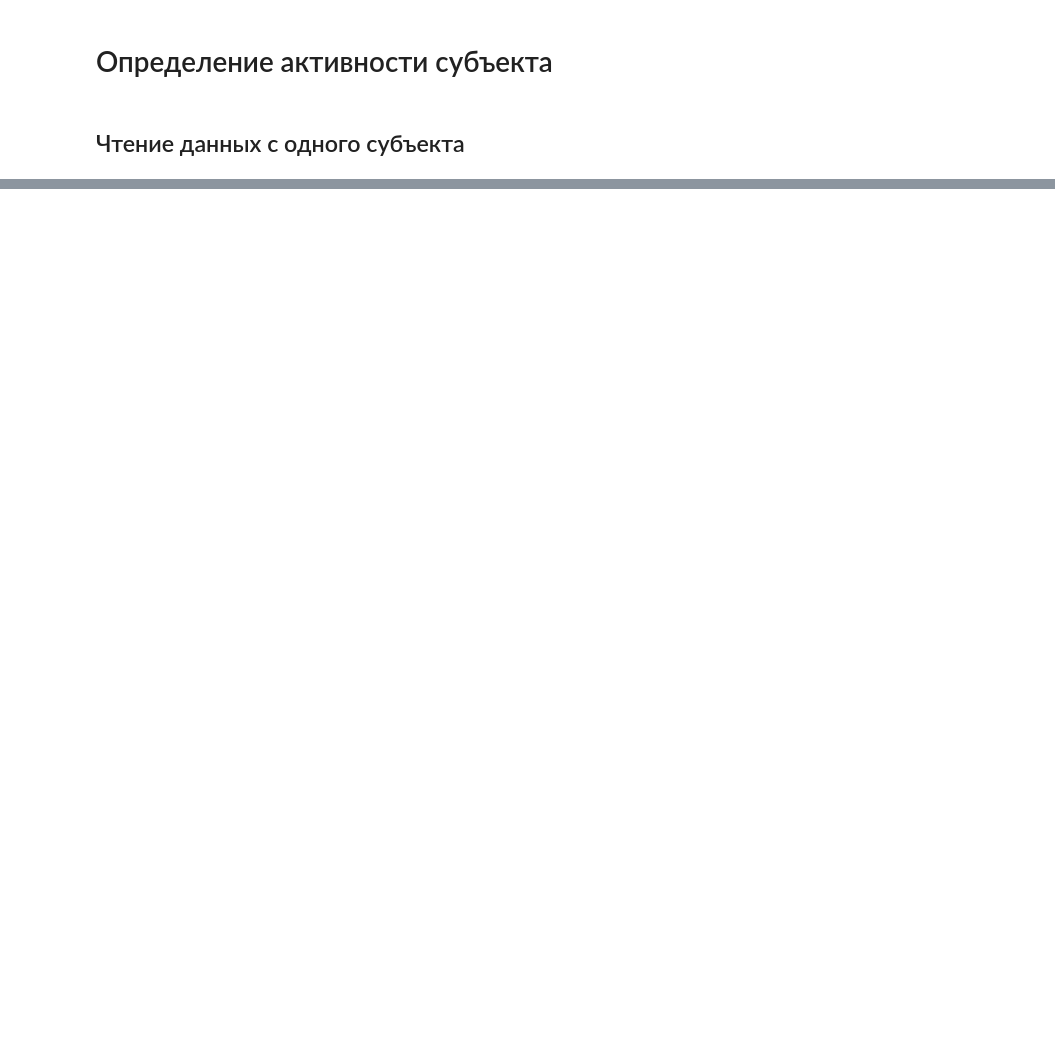
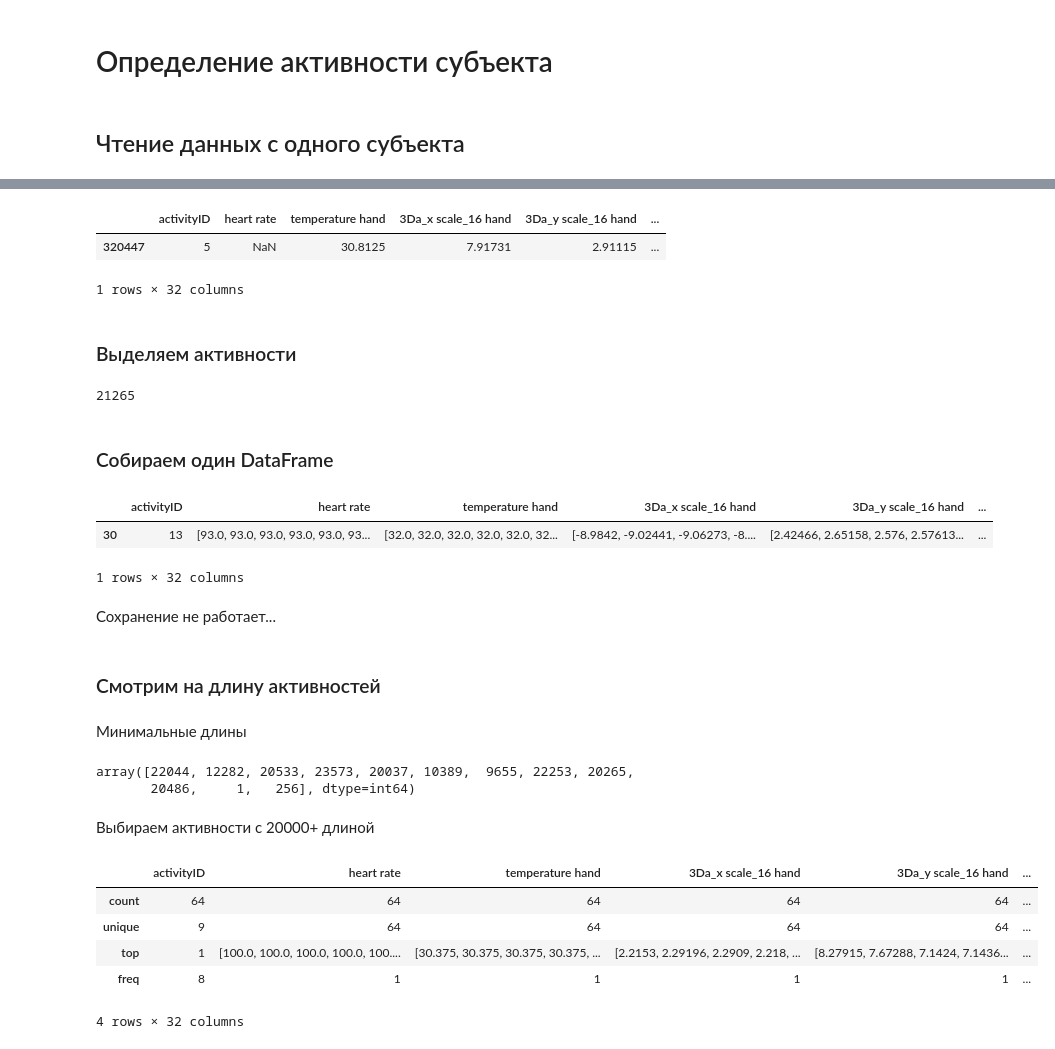
Before and after one commit to FL2107/signals_learning, a Jupyter notebook: read data.ipynb, the cells around one changed output, grey strips where cells are left out. Drawn from its saved outputs; the diff is of its cells as text; code cells hidden in the pictures; blank space fills up the shorter version.

```diff
--- a/read data.ipynb
+++ b/read data.ipynb
@@ -152,0 +33,19 @@ array([0.47619048, 0.98305085, 0.56432584, 0.33756192, 0.28887681,
+# %%
+def get_good_data(fname, delete_zero_activity = True):
+    data = pd.read_csv(fname, names = col_names, sep = ' ')
+    data_gc = data[good_cols]
+    if delete_zero_activity:
+        data_gc = data_gc[(data_gc.activityID != 0)]
+
+    return data_gc
+# %%
+subj_fname = 'PAMAP2_Dataset/Protocol/subject101.dat'
+df = get_good_data(subj_fname)
+# %%
+df.sample()
+# %% [output]
+|  | activityID | heart rate | temperature hand | 3Da_x scale_16 hand | 3Da_y scale_16 hand | ... |
+| 320447 | 5 | NaN | 30.8125 | 7.91731 | 2.91115 | ... |
+1 rows × 32 columns
+# %% [markdown]
+### Выделяем активности
@@ -152,0 +65,6 @@ array([0.47619048, 0.98305085, 0.56432584, 0.33756192, 0.28887681,
+# %%
+len(get_activity(df, 5)[0])
+# %% [output]
+21265
+# %% [markdown]
+### Собираем один DataFrame
@@ -152,0 +92,9 @@ array([0.47619048, 0.98305085, 0.56432584, 0.33756192, 0.28887681,
+# %%
+all_df = get_df()
+all_df.sample()
+# %% [output]
+|  | activityID | heart rate | temperature hand | 3Da_x scale_16 hand | 3Da_y scale_16 hand | ... |
+| 30 | 13 | [93.0, 93.0, 93.0, 93.0, 93.0, 93... | [32.0, 32.0, 32.0, 32.0, 32.0, 32... | [-8.9842, -9.02441, -9.06273, -8.... | [2.42466, 2.65158, 2.576, 2.57613... | ... |
+1 rows × 32 columns
+# %% [markdown]
+Сохранение не работает...
@@ -152,0 +103,43 @@ array([0.47619048, 0.98305085, 0.56432584, 0.33756192, 0.28887681,
+# %%
+all_df = pd.read_csv("PAMAP2_Dataset/protocol_all_subj.csv", index_col='Index')
+# %% [markdown]
+### Смотрим на длину активностей
+# %%
+def sep_by_len(df, min_act_len, ret_min_len = False) -> (pd.DataFrame, np.ndarray):
+    uniq_act = df['activityID'].unique().tolist()
+    min_len = np.zeros((len(uniq_act)), dtype = np.int64) - 1
+    chosen = []
+
+    for i in range(len(df)):
+        p = df.iloc[i]
+        if len(p['heart rate']) >= min_act_len:
+            chosen.append(i)
+            if min_len[uniq_act.index(p['activityID'])] == -1:
+                min_len[uniq_act.index(p['activityID'])] = len(p['heart rate'])
+            else:
+                min_len[uniq_act.index(p['activityID'])] = min(min_len[uniq_act.index(p['activityID'])], len(p['heart rate']))
+
+    if ret_min_len:
+        return min_len
+    else:
+        return df.iloc[(chosen)]
+# %% [markdown]
+Минимальные длины
+# %%
+lens = sep_by_len(all_df, 0, ret_min_len=True)
+lens
+# %% [output]
+array([22044, 12282, 20533, 23573, 20037, 10389,  9655, 22253, 20265,
+       20486,     1,   256], dtype=int64)
+# %% [markdown]
+Выбираем активности с 20000+ длиной
+# %%
+activities = sep_by_len(all_df, 20000)
+activities.describe()
+# %% [output]
+|  | activityID | heart rate | temperature hand | 3Da_x scale_16 hand | 3Da_y scale_16 hand | ... |
+| count | 64 | 64 | 64 | 64 | 64 | ... |
+| unique | 9 | 64 | 64 | 64 | 64 | ... |
+| top | 1 | [100.0, 100.0, 100.0, 100.0, 100.... | [30.375, 30.375, 30.375, 30.375, ... | [2.2153, 2.29196, 2.2909, 2.218, ... | [8.27915, 7.67288, 7.1424, 7.1436... | ... |
+| freq | 8 | 1 | 1 | 1 | 1 | ... |
+4 rows × 32 columns
```
Also changed, not shown: parts of 33 cells of this notebook, 3 other files.
